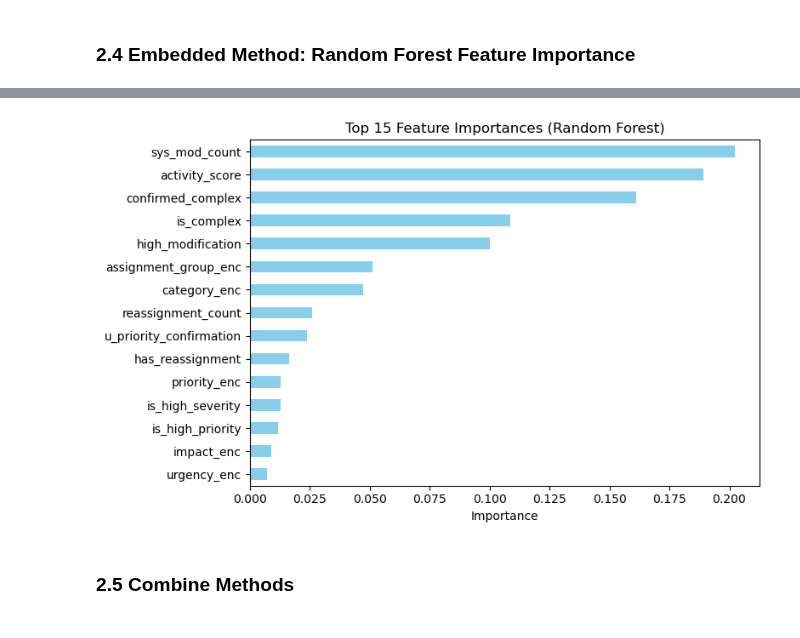
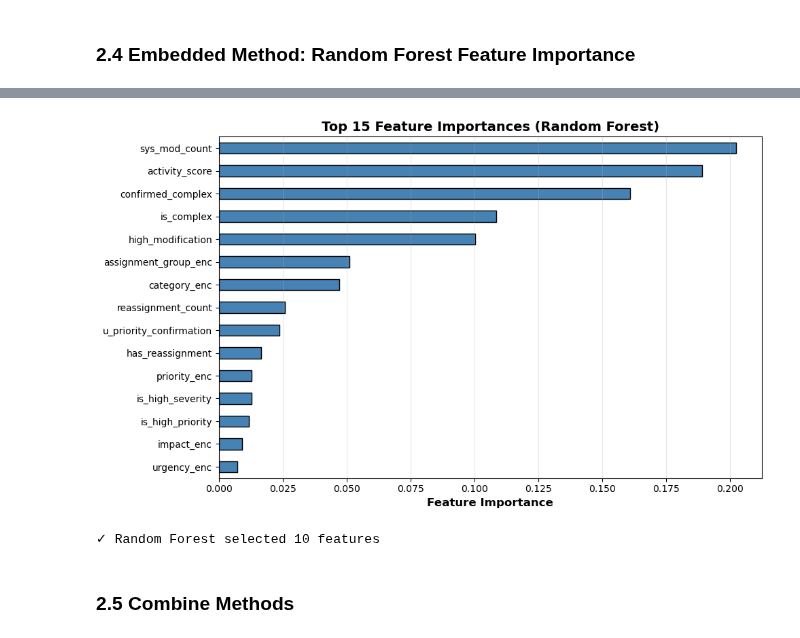
Before and after one commit to Kyuun-Park-1163899/1163899, a Jupyter notebook: task/assignment03_working.ipynb, the cells around one changed output, grey strips where cells are left out. Saved outputs shown, nothing was run; the diff lists cells and outputs as text; code cells hidden in the pictures.

```diff
--- a/task/assignment03_working.ipynb
+++ b/task/assignment03_working.ipynb
@@ -384,6 +892,26 @@ ANOVA Top 10:
 # %% [markdown]
 ### 2.4 Embedded Method: Random Forest Feature Importance
 # %%
+# ===========================
+# RANDOM FOREST FEATURE IMPORTANCE
+# ===========================
+# Purpose: Select features based on model-specific importance
+# Method: Train Random Forest, extract feature_importances_
+# Rationale:
+#   - Captures feature interactions (unlike ANOVA univariate test)
+#   - Importance = mean decrease in impurity across all trees
+#   - Specific to tree-based models but generalizes well
+#   - Identifies non-linear relationships
+
+print("\n" + "=" * 80)
+print("FEATURE SELECTION - RANDOM FOREST (Embedded Method)")
+print("=" * 80)
+
+# Train Random Forest for feature selection
+# Configuration:
+#   - n_estimators=100: Balance between accuracy and speed
+#   - max_depth=10: Prevent overfitting during feature selection
+#   - class_weight='balanced': Handle 6:1 class imbalance
 rf = RandomForestClassifier(n_estimators=100,
                             max_depth=10,
                             random_state=42,
@@ -391,26 +919,32 @@ rf = RandomForestClassifier(n_estimators=100,
                             class_weight='balanced')
 rf.fit(X, y)
 
+# Extract feature importances
 importances = pd.Series(rf.feature_importances_,
                         index=X.columns).sort_values(ascending=False)
 rf_features = importances.head(k_best).index.tolist()
 
-print(f"\nRandom Forest Top {k_best}:")
+print(f"\n1. Random Forest Configuration:")
+print(f"   n_estimators: 100 trees")
+print(f"   max_depth: 10 (limited for feature selection)")
+print(f"   class_weight: balanced (handles 6:1 imbalance)")
+print(f"   Selection: Top {k_best} features by importance")
+
+print(f"\n2. Top {k_best} Features (by importance):")
 for rank, (feat, imp) in enumerate(importances.head(10).items(), 1):
-    print(f"  {rank}. {feat:30s} Imp={imp:.4f}")
+    print(f"   {rank:2d}. {feat:30s} Imp={imp:.4f}")
 
-selected_features = list(set(anova_features + rf_features))
-selected_features.sort()
-
-print(f"\nFinal: {len(selected_features)} features selected")
-
-X_selected = X[selected_features].copy()
-
-plt.figure(figsize=(8, 5))
-importances.head(15).plot(kind='barh', color='skyblue')
+# Visualization: Top 15 feature importances
+plt.figure(figsize=(10, 6))
+importances.head(15).plot(kind='barh', color='steelblue', edgecolor='black')
 plt.gca().invert_yaxis()
-plt.title('Top 15 Feature Importances (Random Forest)')
-plt.xlabel('Importance')
+plt.xlabel('Feature Importance', fontsize=12, fontweight='bold')
+plt.title('Top 15 Feature Importances (Random Forest)',
+          fontsize=14,
+          fontweight='bold')
+plt.grid(axis='x', alpha=0.3)
 plt.tight_layout()
 plt.show()
+
+print(f"\n✓ Random Forest selected {len(rf_features)} features")
 # %% [output]
@@ -430,4 +968,5 @@ Final: 12 features selected
-[figure, old version]
+[figure, new version]
+✓ Random Forest selected 10 features
 # %% [markdown]
 ### 2.5 Combine Methods
 # %%
```
Also changed, not shown: parts of 62 cells of this notebook, 1 other file.
